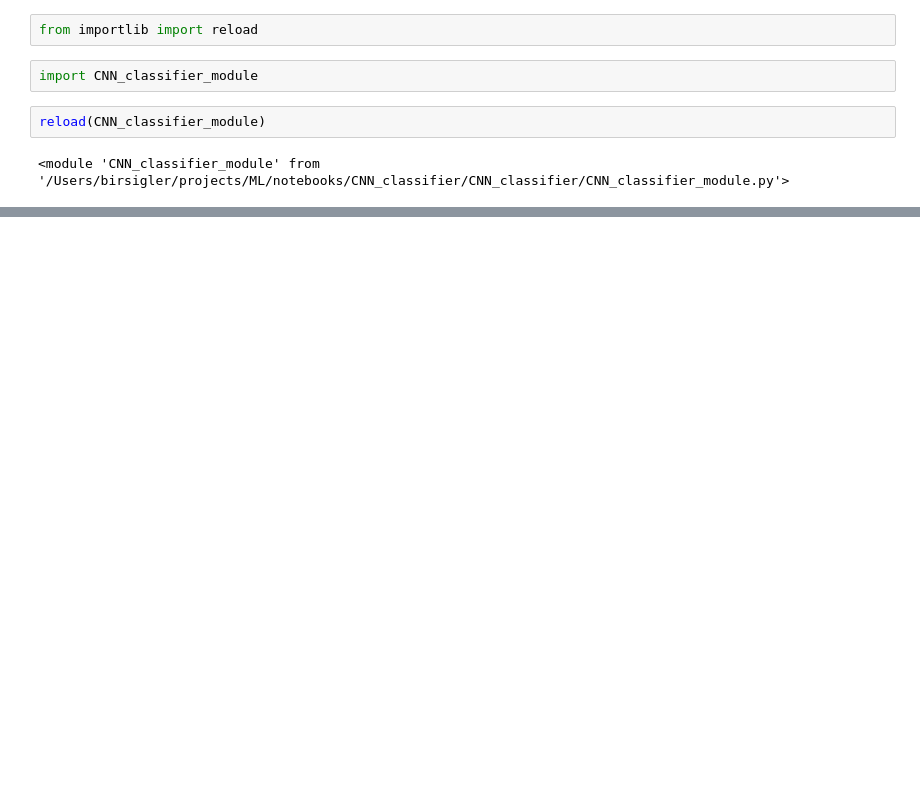
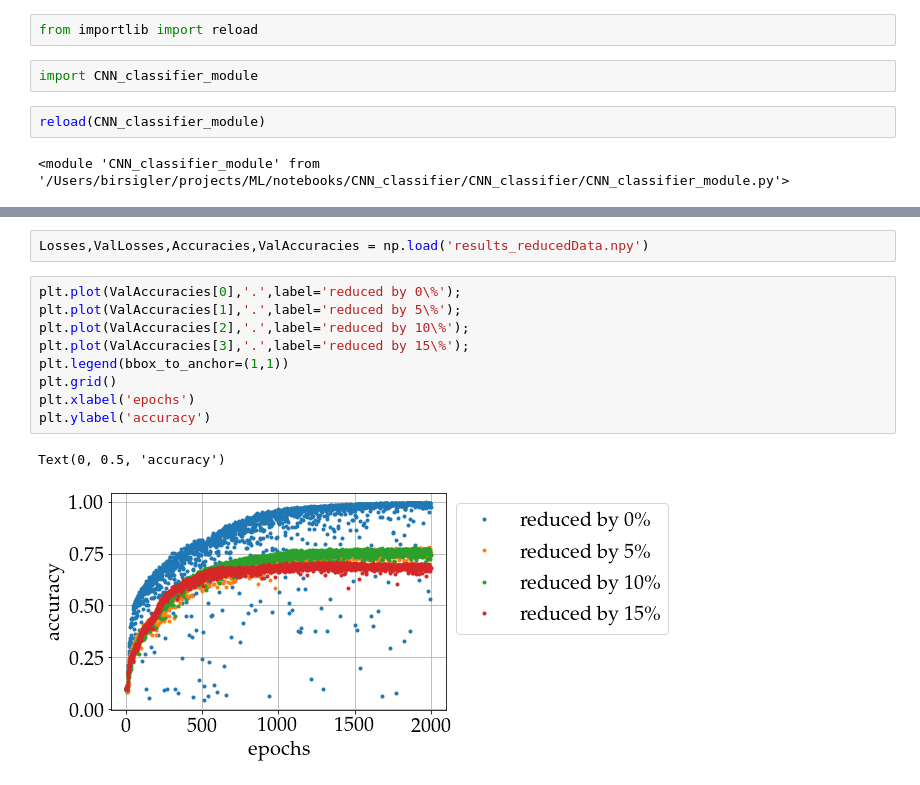
Before and after one commit to b-irsigler/CNN_classifier, a Jupyter notebook: CNN_classifier_sampledData.ipynb, the cells around one changed output, grey strips where cells are left out. Cells and saved outputs as stored; diff of their text form; blank space fills up the shorter version.

Commit message:
Few examples of training of reduced data added. Even small reducing leads to break down of accuracy.

```diff
--- a/CNN_classifier_sampledData.ipynb
+++ b/CNN_classifier_sampledData.ipynb
@@ -164,0 +54,14 @@ test.plotAccuracy()
+# %%
+Losses,ValLosses,Accuracies,ValAccuracies = np.load('results_reducedData.npy')
+# %%
+plt.plot(ValAccuracies[0],'.',label='reduced by 0\%');
+plt.plot(ValAccuracies[1],'.',label='reduced by 5\%');
+plt.plot(ValAccuracies[2],'.',label='reduced by 10\%');
+plt.plot(ValAccuracies[3],'.',label='reduced by 15\%');
+plt.legend(bbox_to_anchor=(1,1))
+plt.grid()
+plt.xlabel('epochs')
+plt.ylabel('accuracy')
+# %% [output]
+Text(0, 0.5, 'accuracy')
+[figure, added]
```
Also changed, not shown: parts of 26 cells of this notebook.
